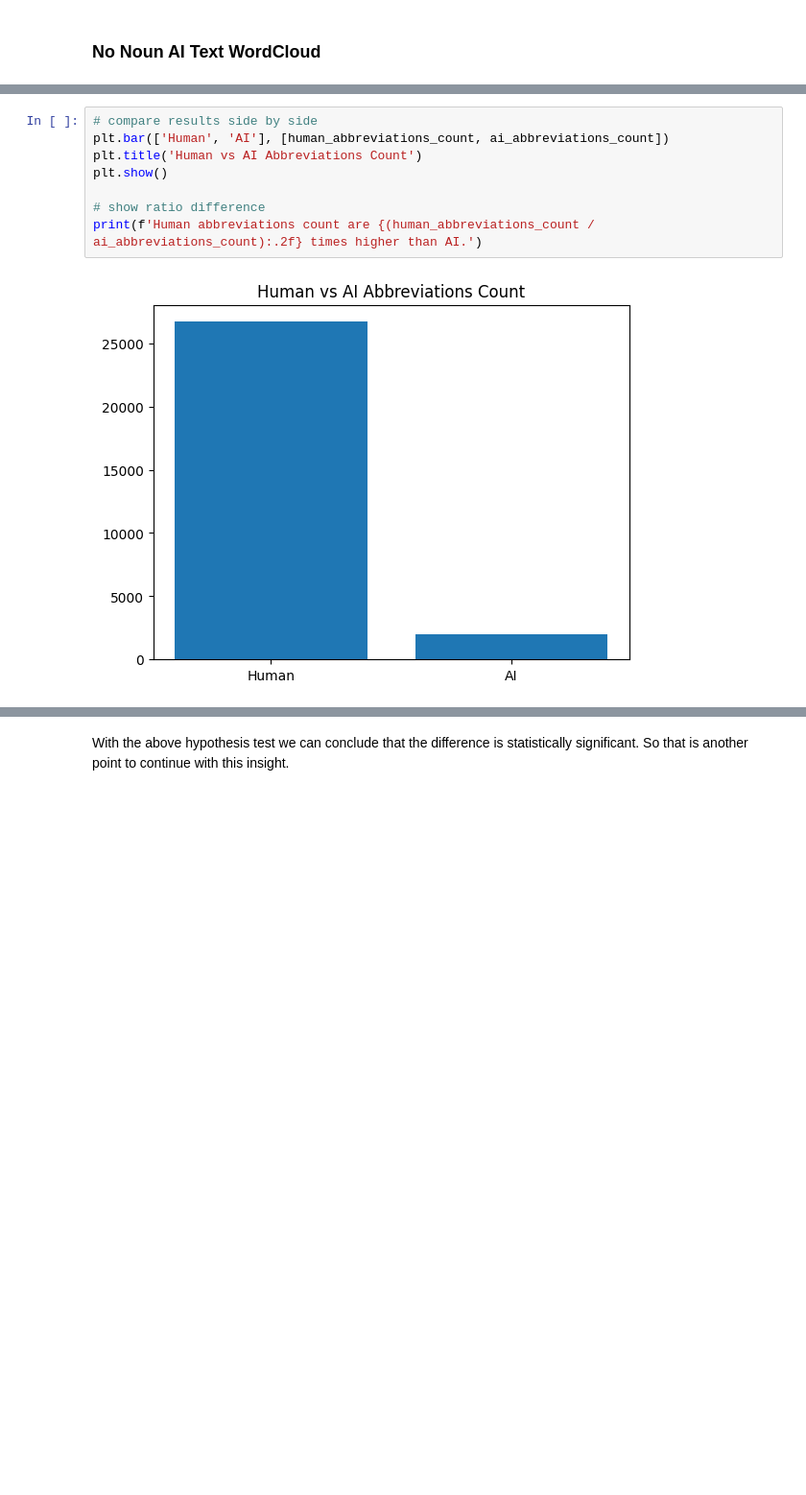
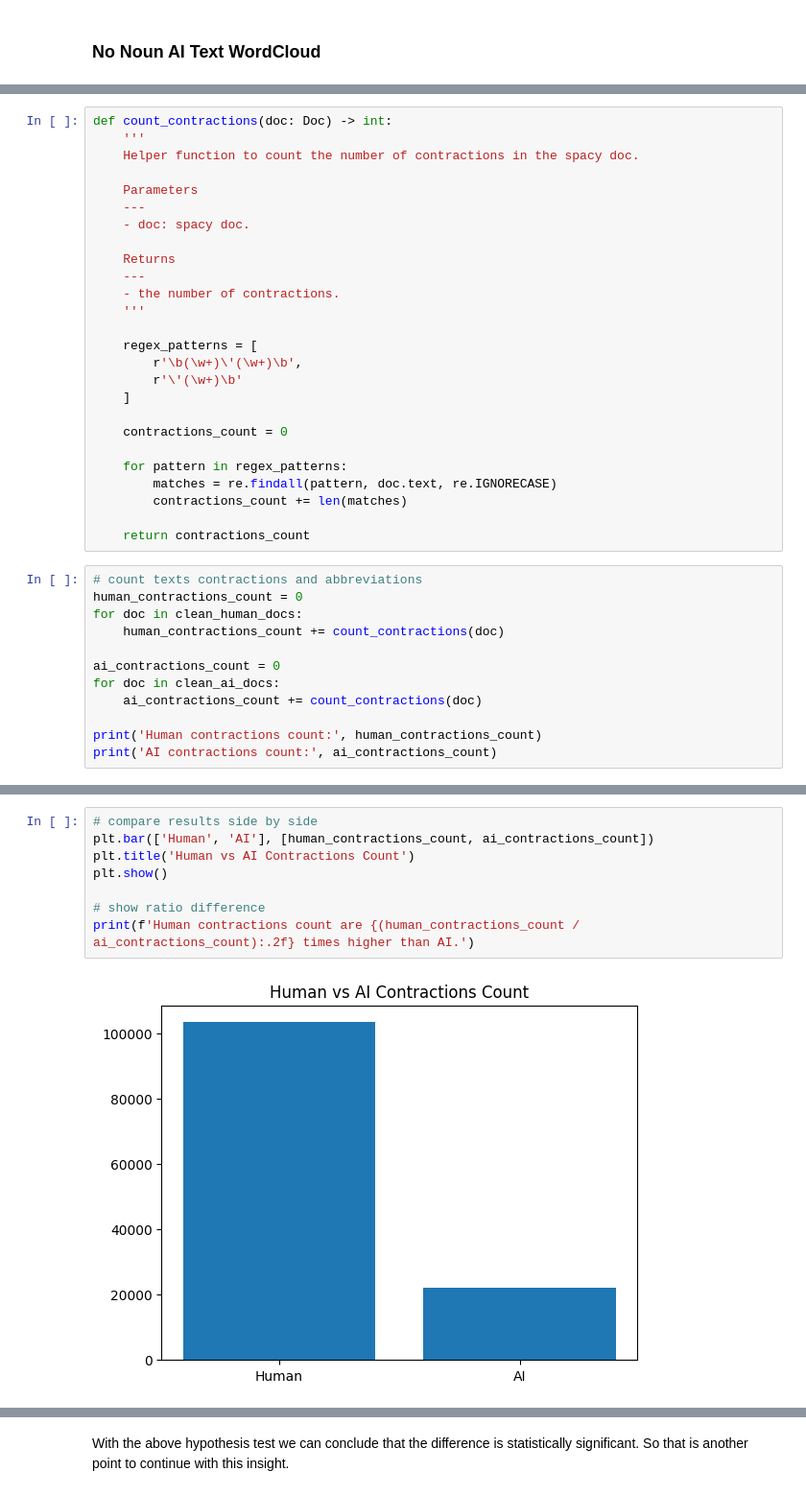
Before and after one commit to joaomr7/ai_text_detector, a Jupyter notebook: notebooks/2. Exploratory Data Analysis.ipynb, the cells around one changed output, grey strips where cells are left out. Shown at 96% size. Drawn from its saved outputs; the diff is of its cells as text; blank space fills up the shorter version.

```diff
--- a/notebooks/2. Exploratory Data Analysis.ipynb
+++ b/notebooks/2. Exploratory Data Analysis.ipynb
@@ -384,0 +352,38 @@ AI abbreviations count: 2024
+# %%
+def count_contractions(doc: Doc) -> int:
+    '''
+    Helper function to count the number of contractions in the spacy doc.
+
+    Parameters
+    ---
+    - doc: spacy doc.
+
+    Returns
+    ---
+    - the number of contractions.
+    '''
+
+    regex_patterns = [
+        r'\b(\w+)\'(\w+)\b',
+        r'\'(\w+)\b'
+    ]
+
+    contractions_count = 0
+
+    for pattern in regex_patterns:
+        matches = re.findall(pattern, doc.text, re.IGNORECASE)
+        contractions_count += len(matches)
+
+    return contractions_count
+# %%
+# count texts contractions and abbreviations
+human_contractions_count = 0
+for doc in clean_human_docs:
+    human_contractions_count += count_contractions(doc)
+
+ai_contractions_count = 0
+for doc in clean_ai_docs:
+    ai_contractions_count += count_contractions(doc)
+
+print('Human contractions count:', human_contractions_count)
+print('AI contractions count:', ai_contractions_count)
@@ -385,10 +393,10 @@ AI abbreviations count: 2024
 # %%
 # compare results side by side
-plt.bar(['Human', 'AI'], [human_abbreviations_count, ai_abbreviations_count])
-plt.title('Human vs AI Abbreviations Count')
+plt.bar(['Human', 'AI'], [human_contractions_count, ai_contractions_count])
+plt.title('Human vs AI Contractions Count')
 plt.show()
 
 # show ratio difference
-print(f'Human abbreviations count are {(human_abbreviations_count / ai_abbreviations_count):.2f} times higher than AI.')
+print(f'Human contractions count are {(human_contractions_count / ai_contractions_count):.2f} times higher than AI.')
 # %% [output]
-[figure, old version]
+[figure, new version]
```
Also changed, not shown: parts of 38 cells of this notebook, 6 other files.
